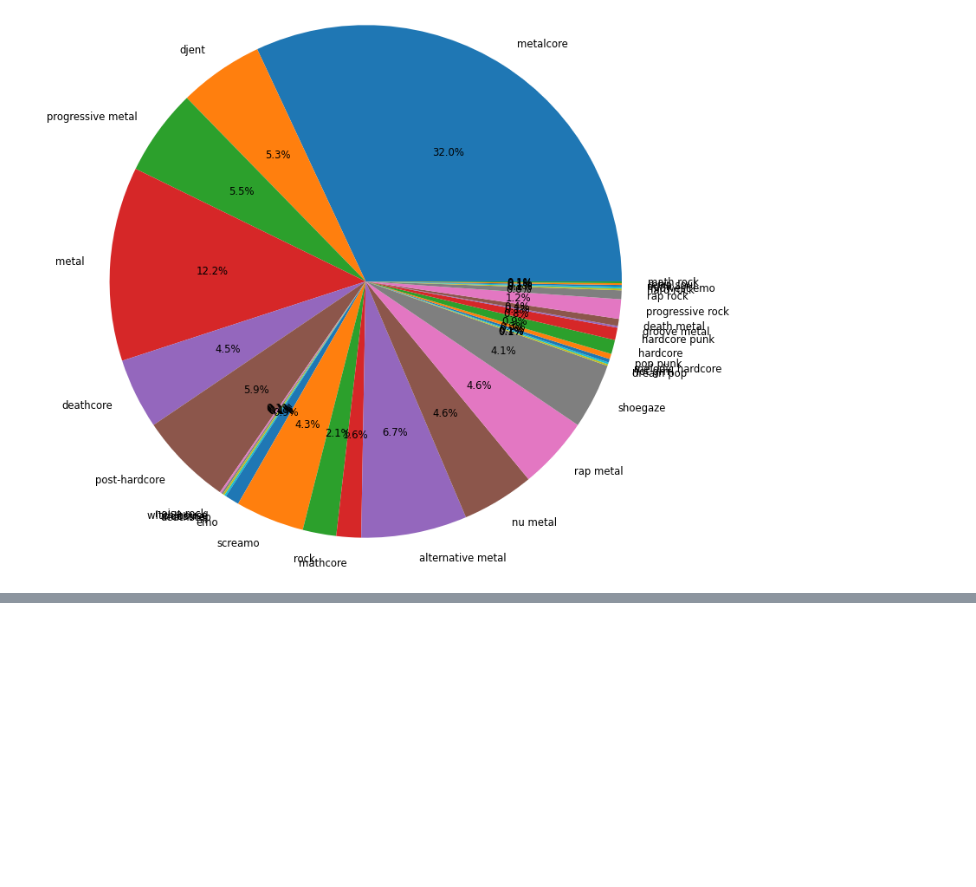
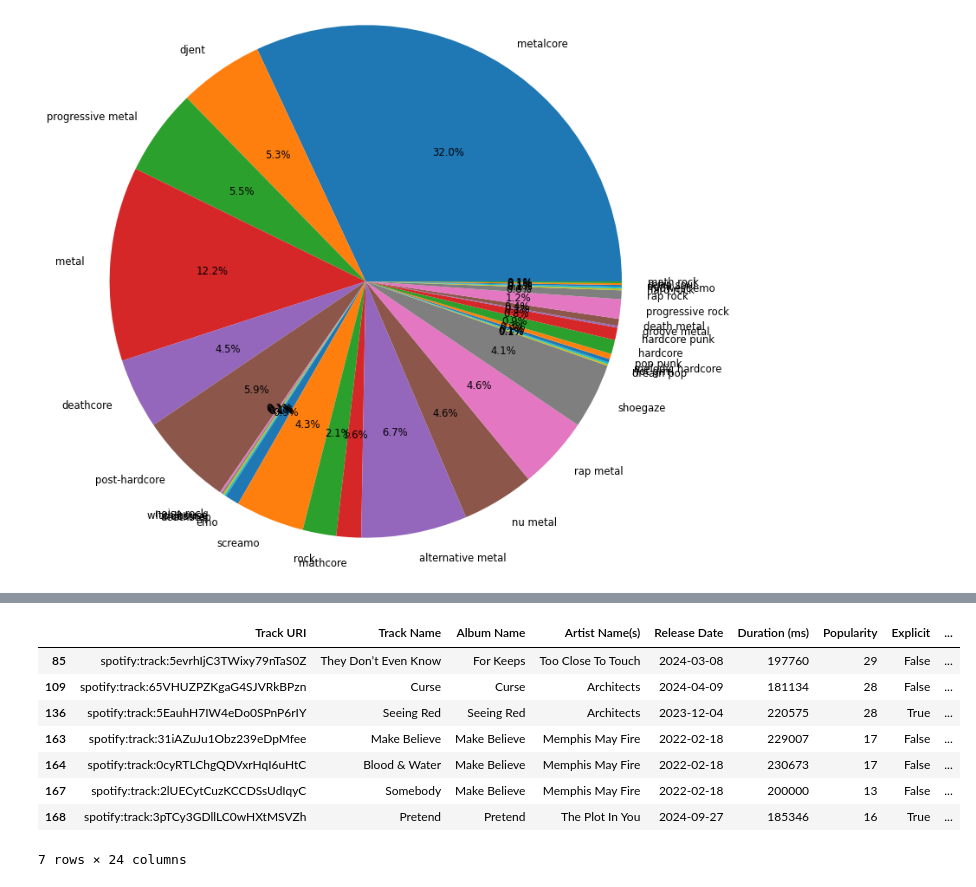
Before and after one commit to jasminex21/riffnet, a Jupyter notebook: prelim/00_feature_pull.ipynb, the cells around one changed output, grey strips where cells are left out. Cells and saved outputs as stored; diff of their text form; code cells hidden in the pictures; blank space fills up the shorter version.

Commit message:
chore: preliminary feature generation via Spotify and Lastfm APIs

```diff
--- a/prelim/00_feature_pull.ipynb
+++ b/prelim/00_feature_pull.ipynb
@@ -229,0 +230,12 @@ features[features["Genres"].astype(str).str.contains("deathcore")][["Track Name"
+# %%
+features[features["Popularity"] <= 30]
+# %% [output]
+|  | Track URI | Track Name | Album Name | Artist Name(s) | Release Date | Duration (ms) | Popularity | Explicit | ... |
+| 85 | spotify:track:5evrhIjC3TWixy79nTaS0Z | They Don’t Even Know | For Keeps | Too Close To Touch | 2024-03-08 | 197760 | 29 | False | ... |
+| 109 | spotify:track:65VHUZPZKgaG4SJVRkBPzn | Curse | Curse | Architects | 2024-04-09 | 181134 | 28 | False | ... |
+| 136 | spotify:track:5EauhH7IW4eDo0SPnP6rIY | Seeing Red | Seeing Red | Architects | 2023-12-04 | 220575 | 28 | True | ... |
+| 163 | spotify:track:31iAZuJu1Obz239eDpMfee | Make Believe | Make Believe | Memphis May Fire | 2022-02-18 | 229007 | 17 | False | ... |
+| 164 | spotify:track:0cyRTLChgQDVxrHqI6uHtC | Blood & Water | Make Believe | Memphis May Fire | 2022-02-18 | 230673 | 17 | False | ... |
+| 167 | spotify:track:2lUECytCuzKCCDSsUdIqyC | Somebody | Make Believe | Memphis May Fire | 2022-02-18 | 200000 | 13 | False | ... |
+| 168 | spotify:track:3pTCy3GDllLC0wHXtMSVZh | Pretend | Pretend | The Plot In You | 2024-09-27 | 185346 | 16 | True | ... |
+7 rows × 24 columns
```
Also changed, not shown: parts of 1 cell of this notebook, 3 other files.
